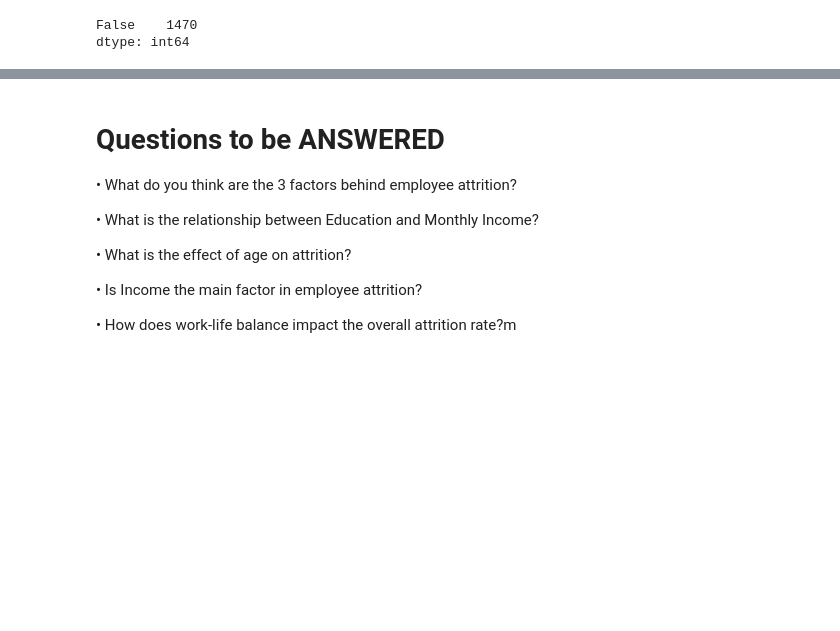
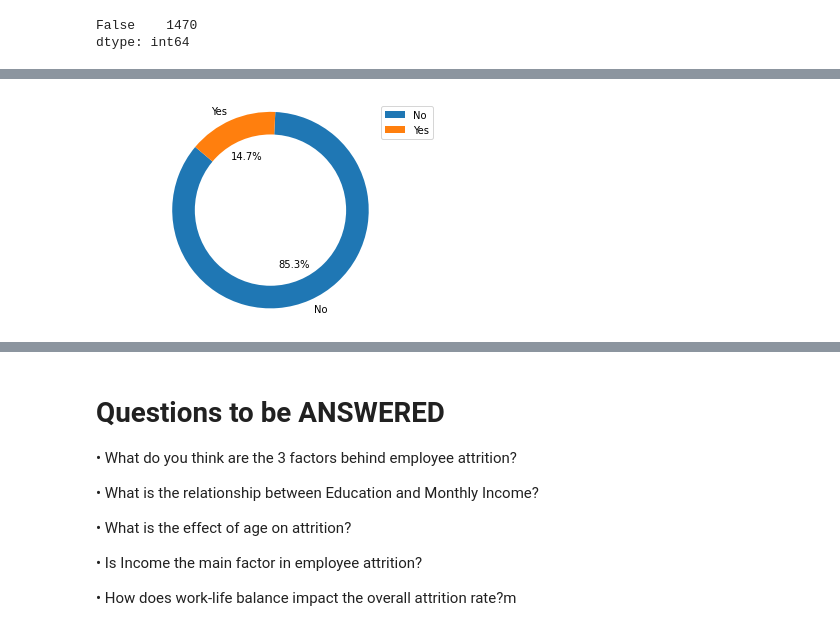
Before and after one commit to Sophiajackrich/Stutern-repo, a Jupyter notebook: Module_7_Assignment.ipynb, the cells around one changed output, grey strips where cells are left out. Saved outputs shown, nothing was run; the diff lists cells and outputs as text; code cells hidden in the pictures; blank space fills up the shorter version.

```diff
--- a/Module_7_Assignment.ipynb
+++ b/Module_7_Assignment.ipynb
@@ -160,0 +320,15 @@ dtype: int64
+# %%
+# Creating a pie chart as the base of my donut chart.
+plt.pie(age, labels=attr, autopct='%1.1f%%', startangle=140)
+
+# Next, i create a circle at the center of the base plot
+centre_circle = plt.Circle((0,0),0.77, fc='white',linewidth=1.25)
+fig = plt.gcf() # <-- Matplotlib command to get the current figure for further manipulation.
+# Add the circle to my base pie chart
+fig.gca().add_artist(centre_circle)
+
+plt.legend(loc="best")
+plt.axis('equal')
+plt.show()
+# %% [output]
+[figure, added]
```
Also changed, not shown: parts of 52 cells of this notebook.
